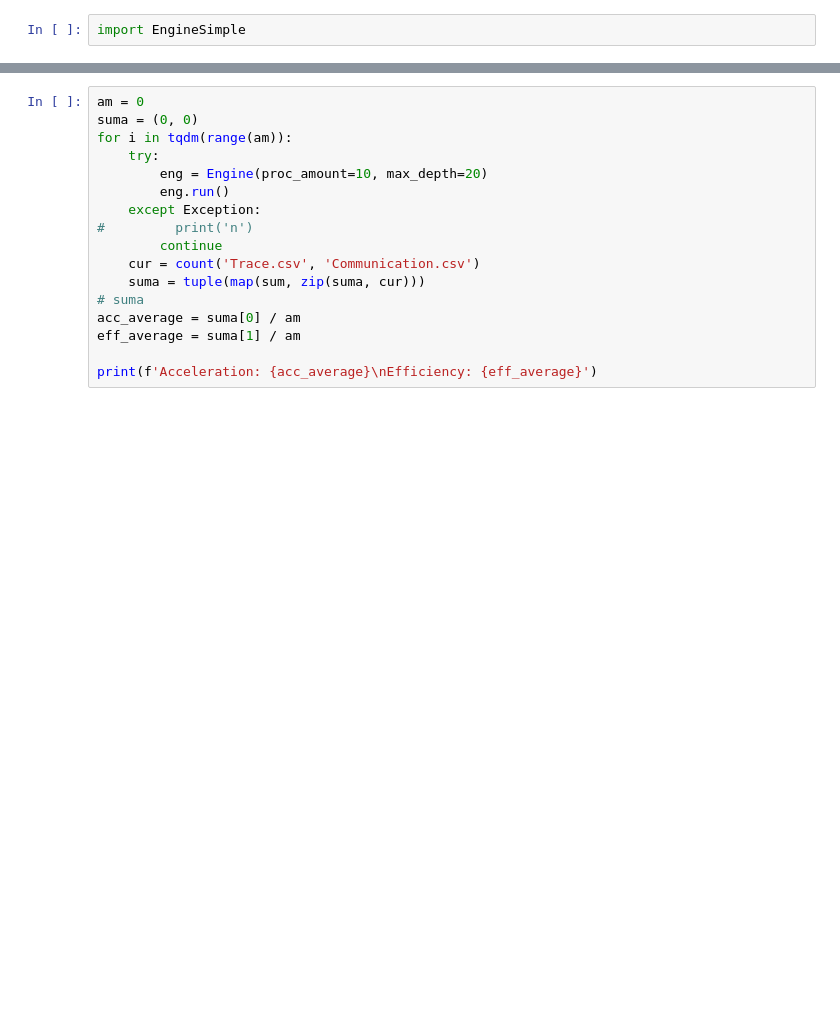
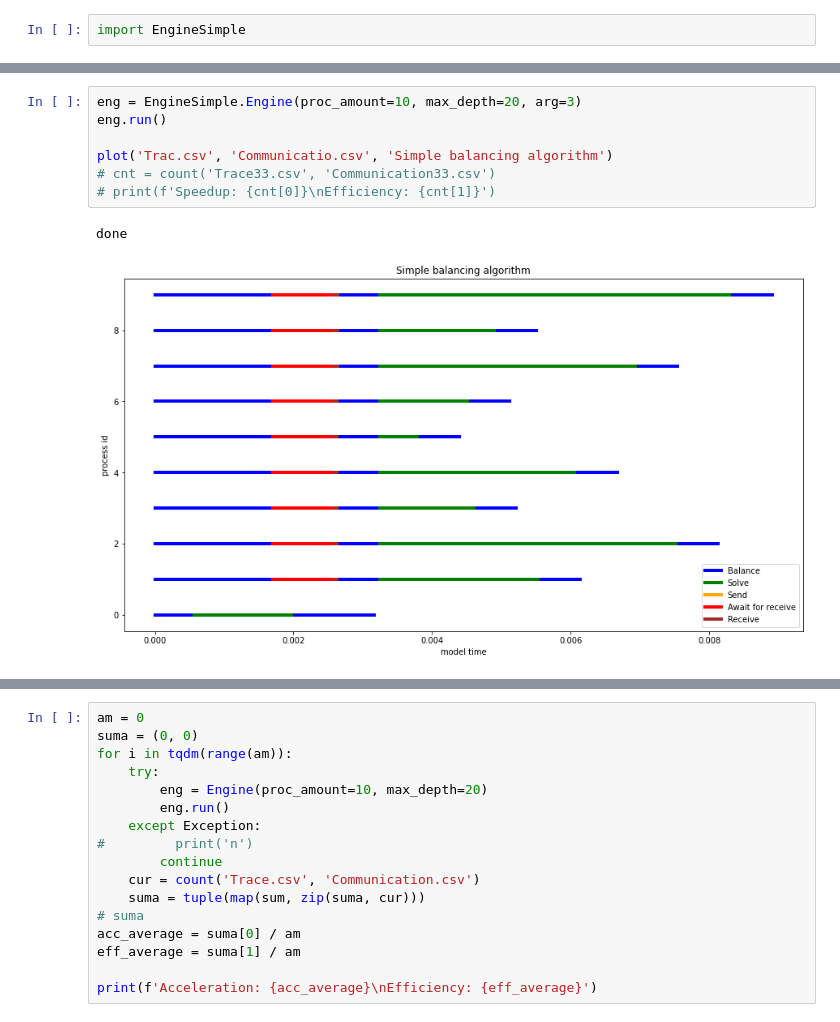
Before and after one commit to amonin7/Simulator, a Jupyter notebook: Visualization.ipynb, the cells around one changed output, grey strips where cells are left out. Saved outputs shown, nothing was run; the diff lists cells and outputs as text; blank space fills up the shorter version.

Commit message:
refactored output, added counting solved subproblems total amount,

```diff
--- a/Visualization.ipynb
+++ b/Visualization.ipynb
@@ -125,0 +116,10 @@ done
+# %%
+eng = EngineSimple.Engine(proc_amount=10, max_depth=20, arg=3)
+eng.run()
+
+plot('Trac.csv', 'Communicatio.csv', 'Simple balancing algorithm')
+# cnt = count('Trace33.csv', 'Communication33.csv')
+# print(f'Speedup: {cnt[0]}\nEfficiency: {cnt[1]}')
+# %% [output]
+done
+[figure, added]
```
Also changed, not shown: parts of 4 cells of this notebook, 3 other files.
